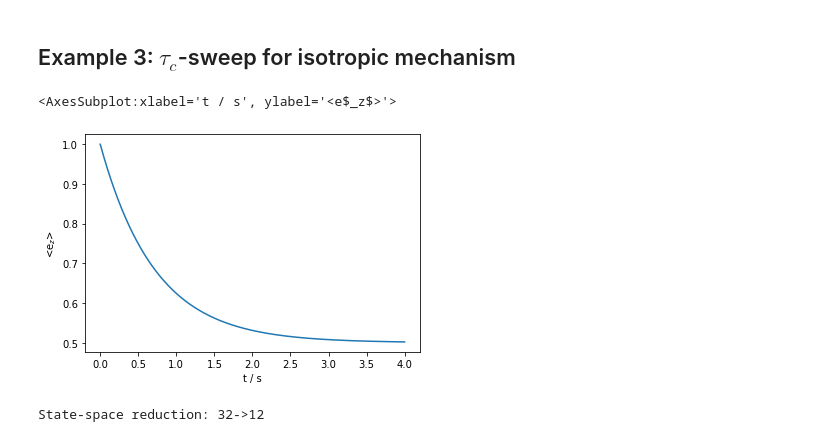
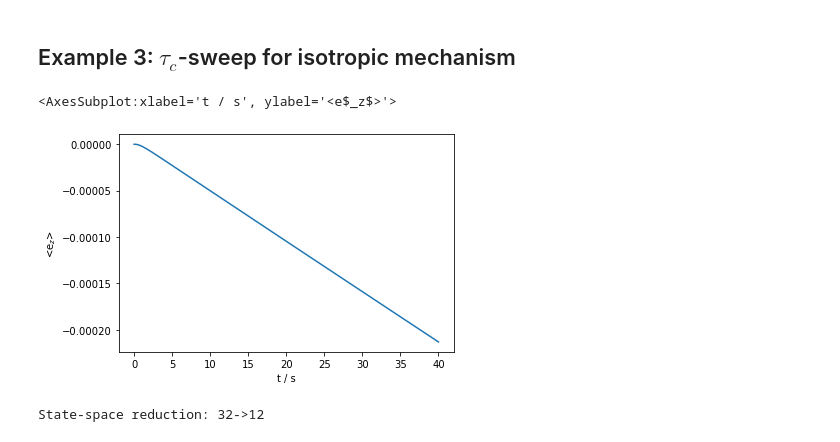
Before and after one commit to alsinmr/SLEEPY_tutorial, a Jupyter notebook: DNP/OverHauserEffect.ipynb, the cells around one changed output. Saved outputs shown, nothing was run; the diff lists cells and outputs as text; code cells hidden in the pictures.

```diff
--- a/DNP/OverHauserEffect.ipynb
+++ b/DNP/OverHauserEffect.ipynb
@@ -86,25 +85,26 @@ Then, the sign of the transfer turns positive, indicating the scalar mechanism,
 # %%
 ex0=sl.ExpSys(v0H=212,Nucs=['1H','e'],LF=True,vr=5000,n_gamma=30)
 Adip=[-1e6,-1e6,2e6]
 Aiso0=.75e6
 ex0.set_inter('hyperfine',i0=0,i1=1,Axx=Aiso0,Ayy=Aiso0,Azz=Aiso0)
 ex1=ex0.copy()
 Aiso1=.25e6
 ex1.set_inter('hyperfine',i0=0,i1=1,Axx=Aiso1,Ayy=Aiso1,Azz=Aiso1)
 
 L=sl.Liouvillian(ex0,ex1)
 L.kex=sl.Tools.twoSite_kex(tc=1e-12)
+L.add_relax('DynamicRecovery')
 
 U=L.U(1e-3)
 
-rho=sl.Rho('ez','ez')
+rho=sl.Rho('zero','ez')
 
-rho.DetProp(U,n=4000)
+rho.DetProp(U,n=40000)
 
 rho.plot(axis='s')
 # %% [output]
 <AxesSubplot:xlabel='t / s', ylabel='<e$_z$>'>
-[figure, old version]
+[figure, new version]
 # %%
 rho.extract_decay_rates(L.U(1),pwdavg=True)
 # %% [output]
```
Also changed, not shown: parts of 1 cell of this notebook, 1 other file.
